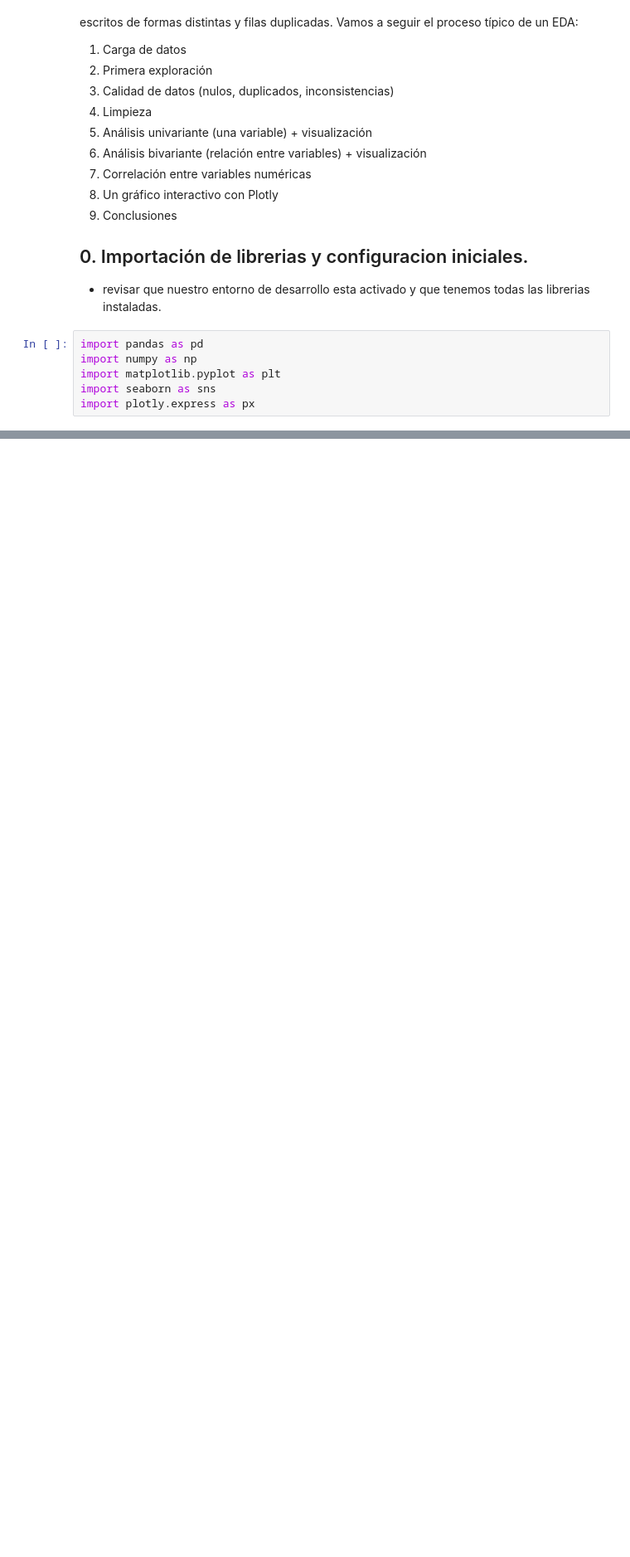
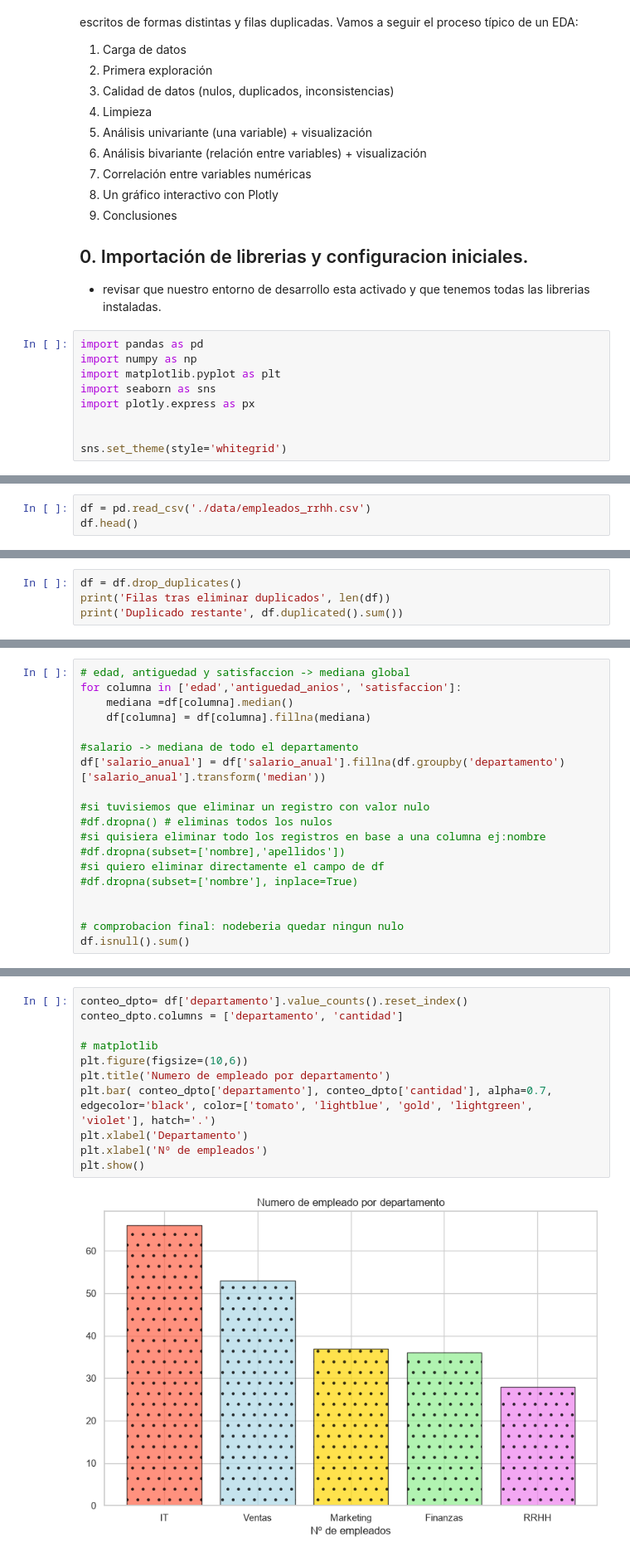
Before and after one commit to nietomoreno84-lgtm/clases_python_bigdata, a Jupyter notebook: 10_visulalizacion_datos/EDA_empleados_rrhh.ipynb, the cells around one changed output, grey strips where cells are left out. Shown at 83% size. Saved outputs shown, nothing was run; the diff lists cells and outputs as text; blank space fills up the shorter version.

```diff
--- a/10_visulalizacion_datos/EDA_empleados_rrhh.ipynb
+++ b/10_visulalizacion_datos/EDA_empleados_rrhh.ipynb
@@ -31,3 +31,6 @@ import numpy as np
 import matplotlib.pyplot as plt
 import seaborn as sns
 import plotly.express as px
+
+
+sns.set_theme(style='whitegrid')
@@ -33,0 +40,3 @@ import plotly.express as px
+# %%
+df = pd.read_csv('./data/empleados_rrhh.csv')
+df.head()
@@ -33,0 +193,4 @@ import plotly.express as px
+# %%
+df = df.drop_duplicates()
+print('Filas tras eliminar duplicados', len(df))
+print('Duplicado restante', df.duplicated().sum())
@@ -33,0 +205,19 @@ import plotly.express as px
+# %%
+# edad, antiguedad y satisfaccion -> mediana global
+for columna in ['edad','antiguedad_anios', 'satisfaccion']:
+    mediana =df[columna].median()
+    df[columna] = df[columna].fillna(mediana)
+
+#salario -> mediana de todo el departamento
+df['salario_anual'] = df['salario_anual'].fillna(df.groupby('departamento')['salario_anual'].transform('median'))
+
+#si tuvisiemos que eliminar un registro con valor nulo
+#df.dropna() # eliminas todos los nulos
+#si quisiera eliminar todo los registros en base a una columna ej:nombre
+#df.dropna(subset=['nombre],'apellidos'])
+#si quiero eliminar directamente el campo de df
+#df.dropna(subset=['nombre'], inplace=True)
+
+
+# comprobacion final: nodeberia quedar ningun nulo
+df.isnull().sum()
@@ -33,0 +240,13 @@ import plotly.express as px
+# %%
+conteo_dpto= df['departamento'].value_counts().reset_index()
+conteo_dpto.columns = ['departamento', 'cantidad']
+
+# matplotlib
+plt.figure(figsize=(10,6))
+plt.title('Numero de empleado por departamento')
+plt.bar( conteo_dpto['departamento'], conteo_dpto['cantidad'], alpha=0.7, edgecolor='black', color=['tomato', 'lightblue', 'gold', 'lightgreen', 'violet'], hatch='.')
+plt.xlabel('Departamento')
+plt.xlabel('Nº de empleados')
+plt.show()
+# %% [output]
+[figure, added]
```
Also changed, not shown: parts of 27 cells of this notebook.
